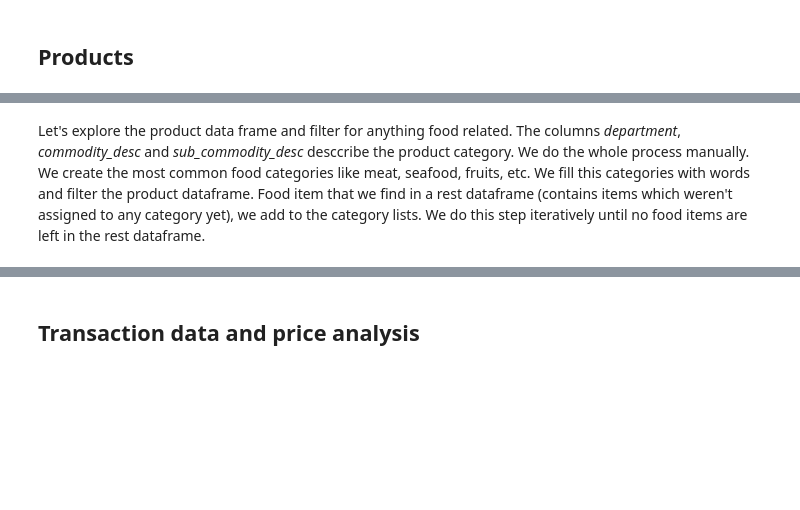
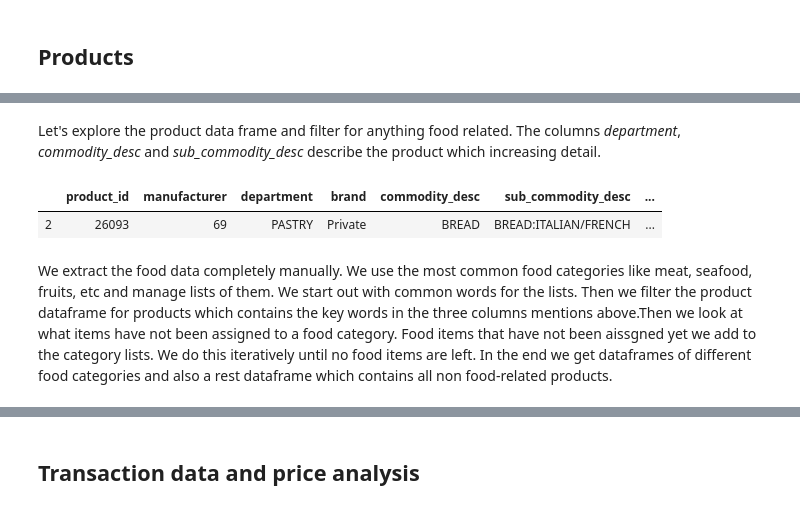
Before and after one commit to whateverforever/ada-2019-project, a Jupyter notebook: data_analysis.ipynb, the cells around one changed output, grey strips where cells are left out. Saved outputs shown, nothing was run; the diff lists cells and outputs as text; code cells hidden in the pictures; blank space fills up the shorter version.

Commit message:
Added comments and text to the food extraction

```diff
--- a/data_analysis.ipynb
+++ b/data_analysis.ipynb
@@ -304,4 +451,11 @@ df_products.head()
+# %% [markdown]
+Let's explore the product data frame and filter for anything food related. The columns *department*, *commodity_desc* and *sub_commodity_desc* describe the product which increasing detail.
+# %%
+df_products[df_products.product_id ==26093]
+# %% [output]
+|  | product_id | manufacturer | department | brand | commodity_desc | sub_commodity_desc | ... |
+| 2 | 26093 | 69 | PASTRY | Private | BREAD | BREAD:ITALIAN/FRENCH | ... |
 # %% [markdown]
-Let's explore the product data frame and filter for anything food related. The columns *department*, *commodity_desc* and *sub_commodity_desc* desccribe the product category. We do the whole process manually. We create the most common food categories like meat, seafood, fruits, etc. We fill this categories with words and filter the product dataframe. Food item that we find in a rest dataframe (contains items which weren't assigned to any category yet), we add to the category lists. We do this step iteratively until no food items are left in the rest dataframe.
+We extract the food data completely manually. We use the most common food categories like meat, seafood, fruits, etc and manage lists of them. We start out with common words for the lists. Then we filter the product dataframe for products which contains the key words in the three columns mentions above.Then we look at what items have not been assigned to a food category. Food items that have not been aissgned yet we add to the category lists. We do this iteratively until no food items are left. In the end we get dataframes of different food categories and also a rest dataframe which contains all non food-related products.
 # %%
 def filter_dataframe(df, word_list):
```
Also changed, not shown: parts of 68 cells of this notebook.
